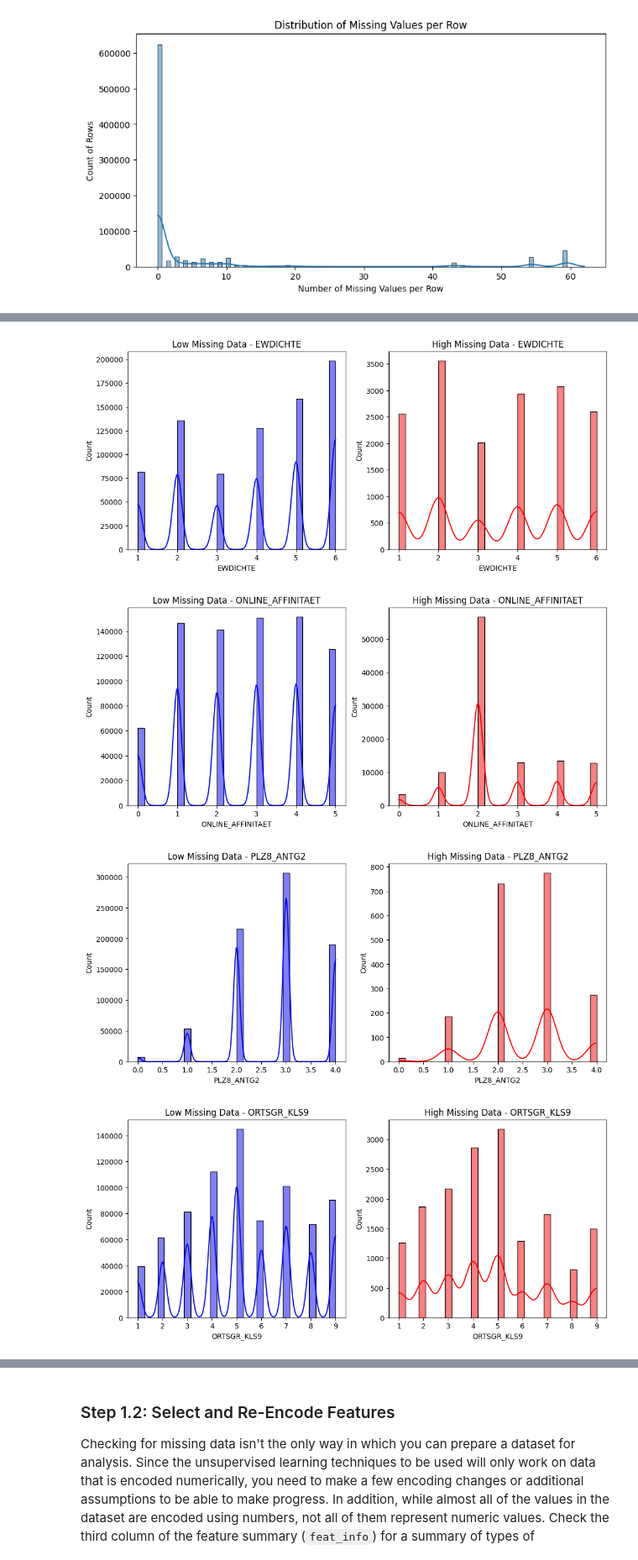
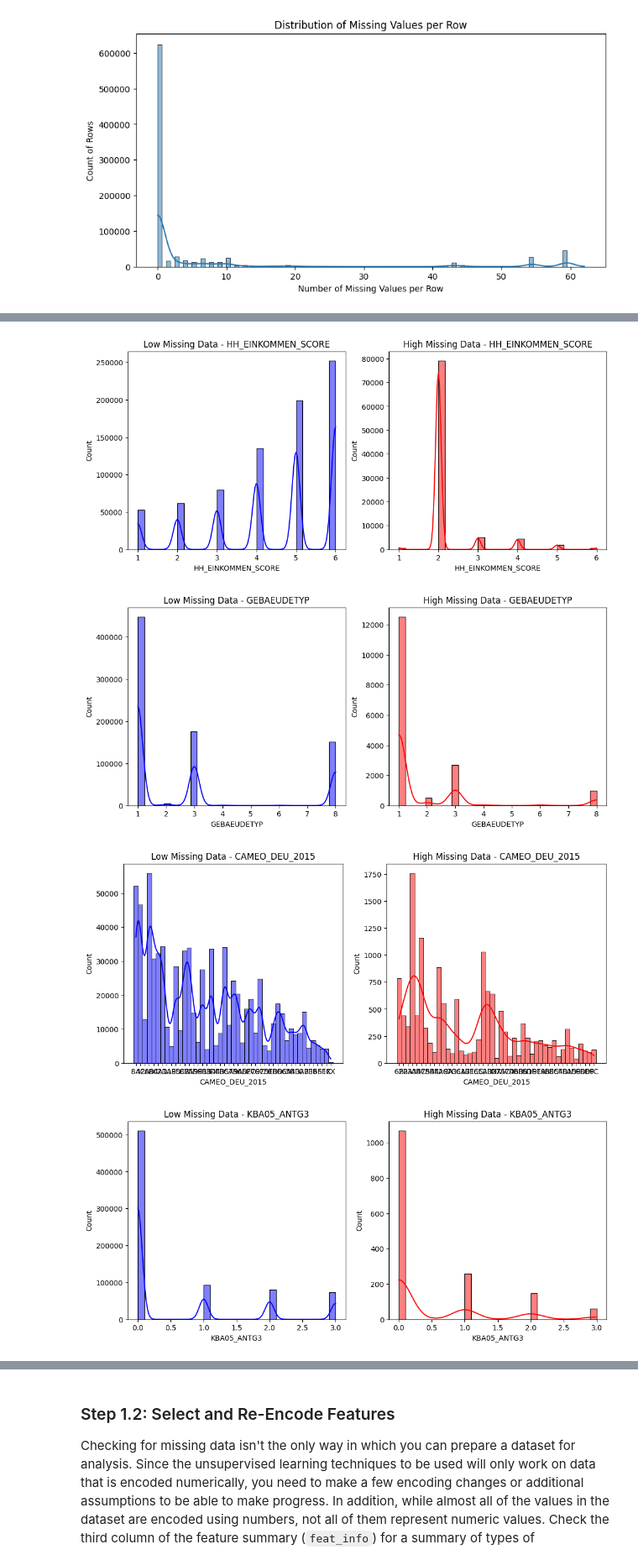
Before and after one commit to mo-matar/Identify-Customer-Segments-Unsupervised-Learning-Project, a Jupyter notebook: Identify_Customer_Segments.ipynb, the cells around one changed output, grey strips where cells are left out. Shown at 84% size. Drawn from its saved outputs; the diff is of its cells as text; code cells hidden in the pictures.

```diff
--- a/Identify_Customer_Segments.ipynb
+++ b/Identify_Customer_Segments.ipynb
@@ -404,7 +441,7 @@ def compare_distributions(column):
 # Select five columns that have few missing values
 #selected_columns = ["KKK", "REGIOTYP", "W_KEIT_KIND_HH", "KBA05_ANTG4", "KBA05_ANTG1", "MOBI_REGIO", "KBA05_GBZ", "KBA05_ANTG2", "KBA05_ANTG3", "PLZ8_ANTG4", "HEALTH_TYP", "SHOPPER_TYP", "RELAT_AB", "KONSUMNAEHE", "FINANZ_HAUSBAUER", "SEMIO_VERT"]
 # selected_columns = ['ALTERSKATEGORIE_GROB', 'FINANZ_MINIMALIST', 'FINANZ_SPARER', 'FINANZ_VORSORGER', 'FINANZ_ANLEGER']
-selected_columns = ['GREEN_AVANTGARDE', 'SEMIO_ERL', 'KONSUMNAEHE', 'KBA05_ANTG1', 'EWDICHTE', "ONLINE_AFFINITAET", "PLZ8_ANTG2", "ORTSGR_KLS9"]
+selected_columns = ['FINANZ_SPARER', 'ZABEOTYP', 'RETOURTYP_BK_S', 'SEMIO_ERL', 'HH_EINKOMMEN_SCORE', 'GEBAEUDETYP', 'CAMEO_DEU_2015', "KBA05_ANTG3", "BALLRAUM", "ONLINE_AFFINITAET", "PLZ8_ANTG1", "ORTSGR_KLS9"]
 
 # Compare distributions
 for col in selected_columns:
@@ -417,4 +454,4 @@ for col in selected_columns:
-[figure, old version]
+[figure, new version]
-[figure, old version]
+[figure, new version]
-[figure, old version]
+[figure, new version]
-[figure, old version]
+[figure, new version]
```
Also changed, not shown: parts of 8 cells of this notebook.
